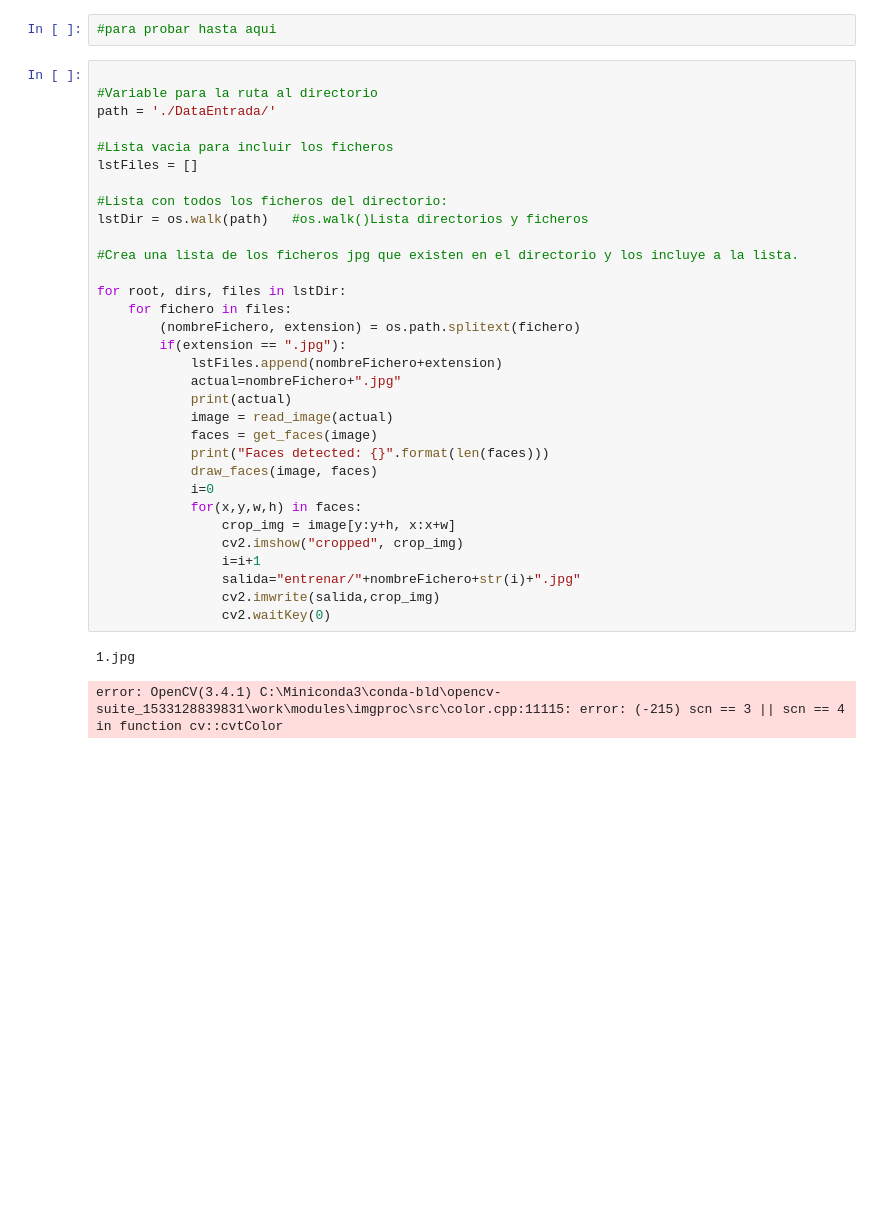
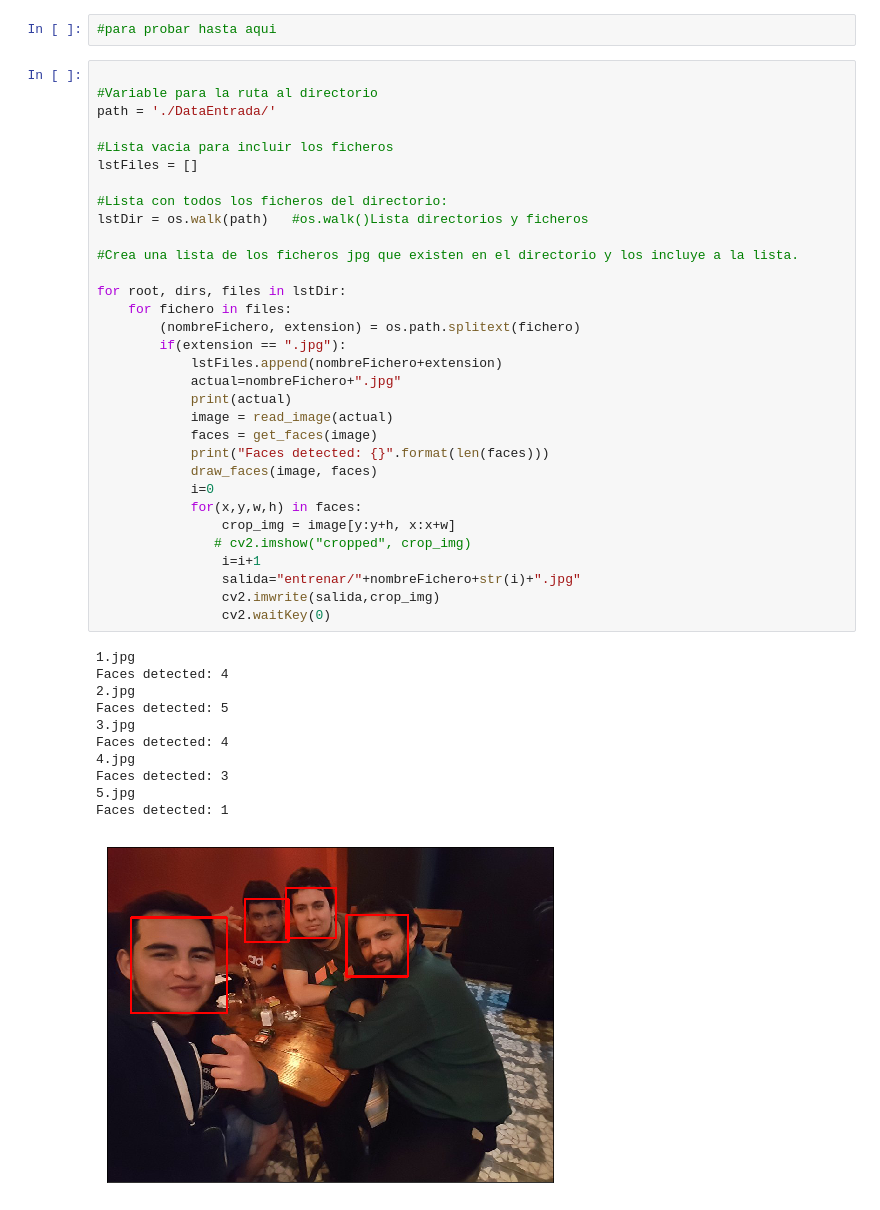
Before and after one commit to LoboCgv/Ejemplos-Tensorflow, a Jupyter notebook: Paso a paso Reconocimiento Facial/ReconocimientoFacial PT1.ipynb, the cells around one changed output. Cells and saved outputs as stored; diff of their text form; blank space fills up the shorter version.

```diff
--- a/Paso a paso Reconocimiento Facial/ReconocimientoFacial PT1.ipynb
+++ b/Paso a paso Reconocimiento Facial/ReconocimientoFacial PT1.ipynb
@@ -88,32 +88,41 @@ def plot_image_with_keypoints(image, image_info):
 path = './DataEntrada/'
 
 #Lista vacia para incluir los ficheros
 lstFiles = []
 
 #Lista con todos los ficheros del directorio:
 lstDir = os.walk(path)   #os.walk()Lista directorios y ficheros
 
 #Crea una lista de los ficheros jpg que existen en el directorio y los incluye a la lista.
 
 for root, dirs, files in lstDir:
     for fichero in files:
         (nombreFichero, extension) = os.path.splitext(fichero)
         if(extension == ".jpg"):
             lstFiles.append(nombreFichero+extension)
             actual=nombreFichero+".jpg"
             print(actual)
             image = read_image(actual)
             faces = get_faces(image)
             print("Faces detected: {}".format(len(faces)))
             draw_faces(image, faces)
             i=0
             for(x,y,w,h) in faces:
                 crop_img = image[y:y+h, x:x+w]
-                cv2.imshow("cropped", crop_img)
+               # cv2.imshow("cropped", crop_img)
                 i=i+1
                 salida="entrenar/"+nombreFichero+str(i)+".jpg"
                 cv2.imwrite(salida,crop_img)
                 cv2.waitKey(0)
 # %% [output]
 1.jpg
+Faces detected: 4
+2.jpg
+Faces detected: 5
+3.jpg
+Faces detected: 4
+4.jpg
+Faces detected: 3
+5.jpg
+Faces detected: 1
-error: OpenCV(3.4.1) C:\Miniconda3\conda-bld\opencv-suite_1533128839831\work\modules\imgproc\src\color.cpp:11115: error: (-215) scn == 3 || scn == 4 in function cv::cvtColor
+[figure, added]
```
Also changed, not shown: parts of 4 cells of this notebook, 1 other file.
